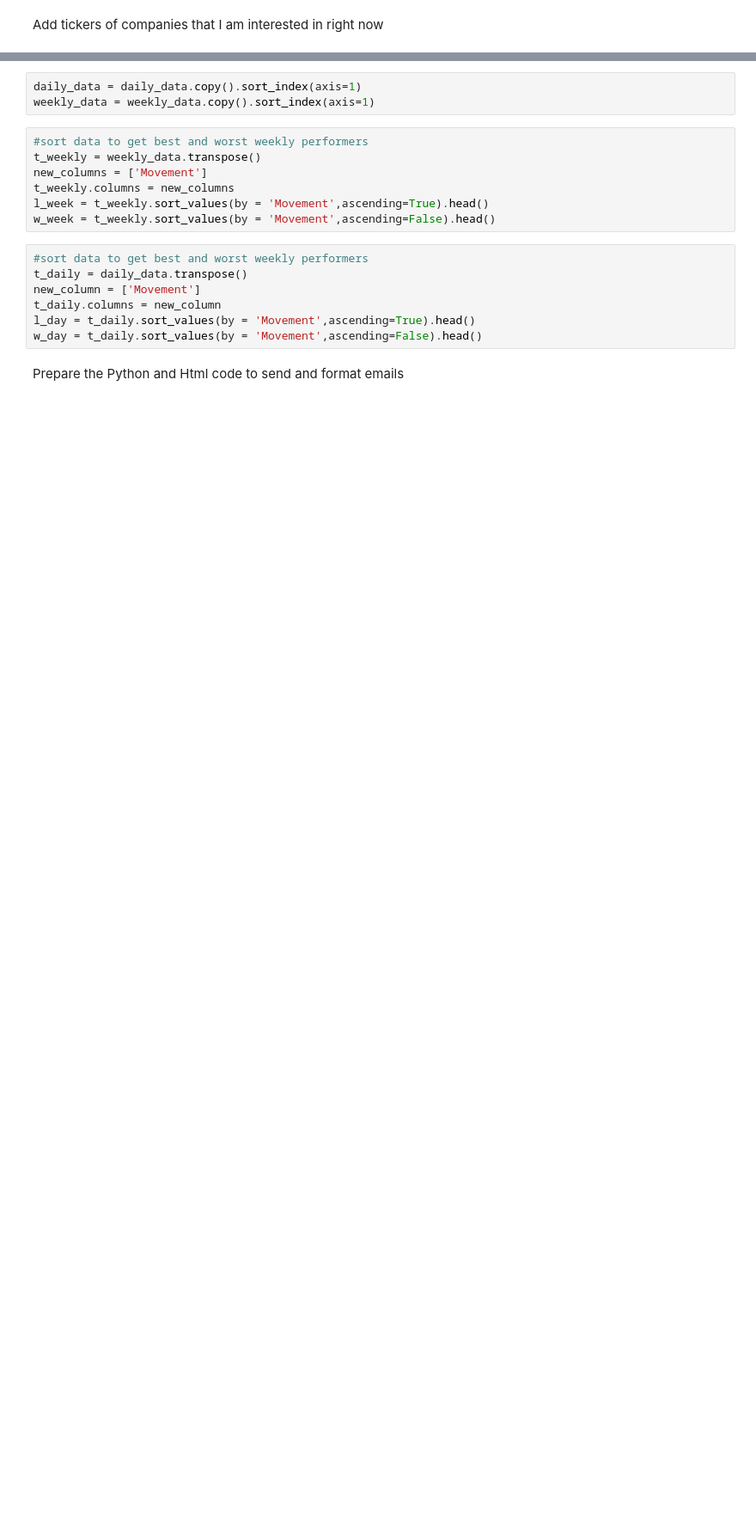
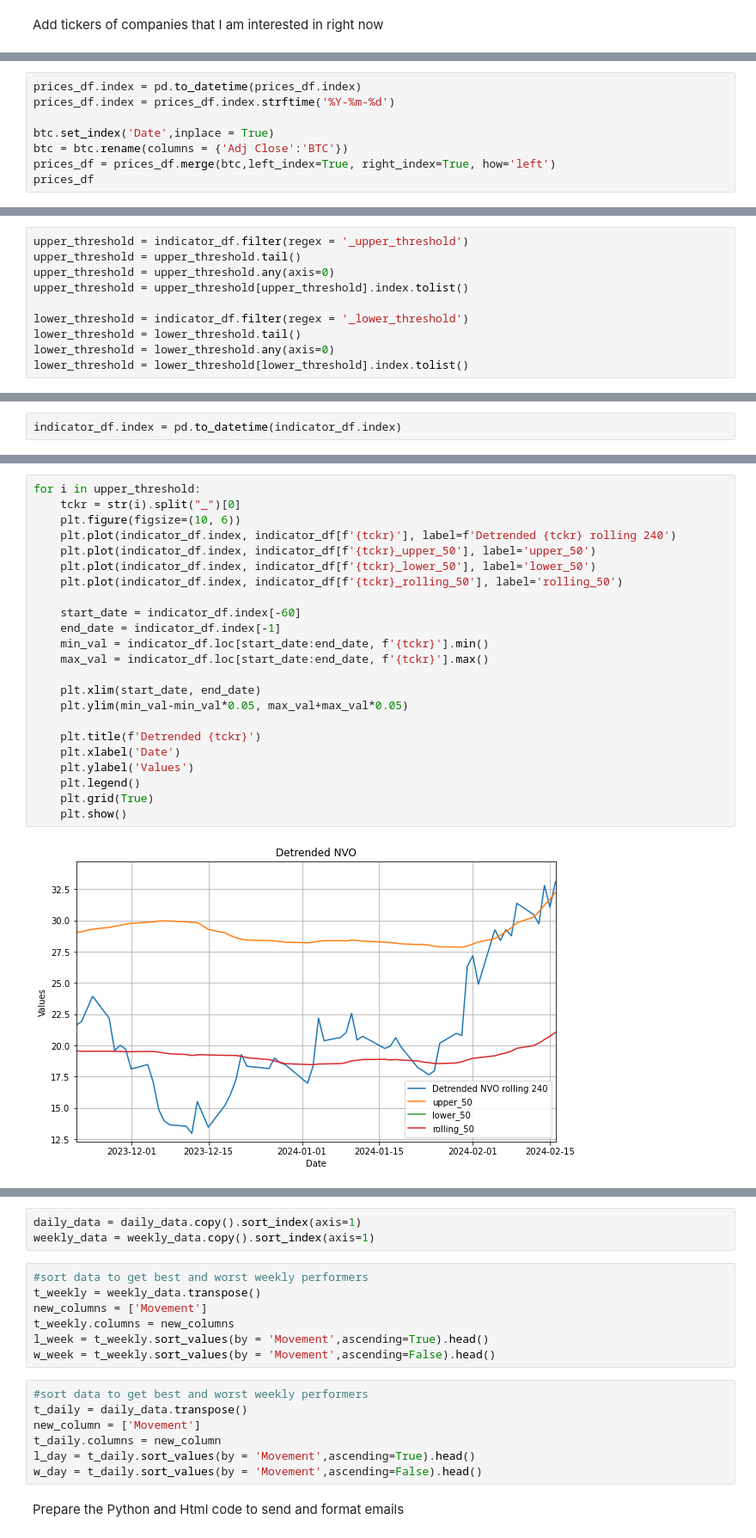
Before and after one commit to mglaz/mail_stock_news, a Jupyter notebook: mail_sender copy.ipynb, the cells around one changed output, grey strips where cells are left out. Shown at 86% size. Saved outputs shown, nothing was run; the diff lists cells and outputs as text; blank space fills up the shorter version.

```diff
--- a/mail_sender copy.ipynb
+++ b/mail_sender copy.ipynb
@@ -96,0 +154,8 @@ for ticker in tickers:
+# %%
+prices_df.index = pd.to_datetime(prices_df.index)
+prices_df.index = prices_df.index.strftime('%Y-%m-%d')
+
+btc.set_index('Date',inplace = True)
+btc = btc.rename(columns = {'Adj Close':'BTC'})
+prices_df = prices_df.merge(btc,left_index=True, right_index=True, how='left')
+prices_df
@@ -96,0 +219,10 @@ for ticker in tickers:
+# %%
+upper_threshold = indicator_df.filter(regex = '_upper_threshold')
+upper_threshold = upper_threshold.tail()
+upper_threshold = upper_threshold.any(axis=0)
+upper_threshold = upper_threshold[upper_threshold].index.tolist()
+
+lower_threshold = indicator_df.filter(regex = '_lower_threshold')
+lower_threshold = lower_threshold.tail()
+lower_threshold = lower_threshold.any(axis=0)
+lower_threshold = lower_threshold[lower_threshold].index.tolist()
@@ -96,0 +254,2 @@ for ticker in tickers:
+# %%
+indicator_df.index = pd.to_datetime(indicator_df.index)
@@ -96,0 +258,25 @@ for ticker in tickers:
+# %%
+for i in upper_threshold:
+    tckr = str(i).split("_")[0]
+    plt.figure(figsize=(10, 6))
+    plt.plot(indicator_df.index, indicator_df[f'{tckr}'], label=f'Detrended {tckr} rolling 240')
+    plt.plot(indicator_df.index, indicator_df[f'{tckr}_upper_50'], label='upper_50')
+    plt.plot(indicator_df.index, indicator_df[f'{tckr}_lower_50'], label='lower_50')
+    plt.plot(indicator_df.index, indicator_df[f'{tckr}_rolling_50'], label='rolling_50')
+
+    start_date = indicator_df.index[-60]
+    end_date = indicator_df.index[-1]
+    min_val = indicator_df.loc[start_date:end_date, f'{tckr}'].min()
+    max_val = indicator_df.loc[start_date:end_date, f'{tckr}'].max()
+
+    plt.xlim(start_date, end_date)
+    plt.ylim(min_val-min_val*0.05, max_val+max_val*0.05)
+
+    plt.title(f'Detrended {tckr}')
+    plt.xlabel('Date')
+    plt.ylabel('Values')
+    plt.legend()
+    plt.grid(True)
+    plt.show()
+# %% [output]
+[figure, added]
```
Also changed, not shown: parts of 21 cells of this notebook, 23 other files.
